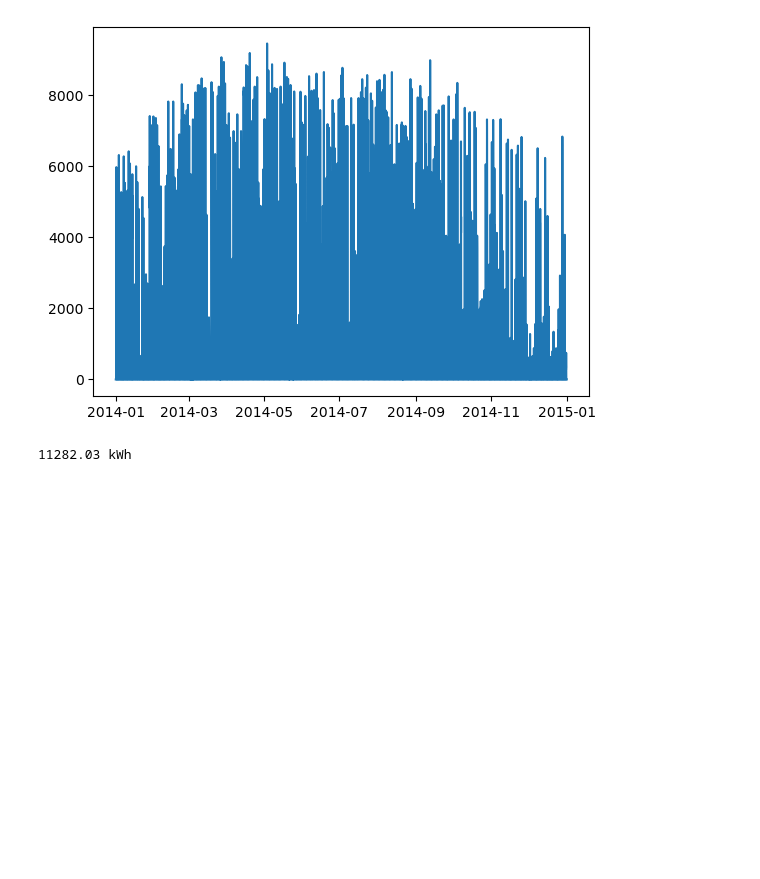
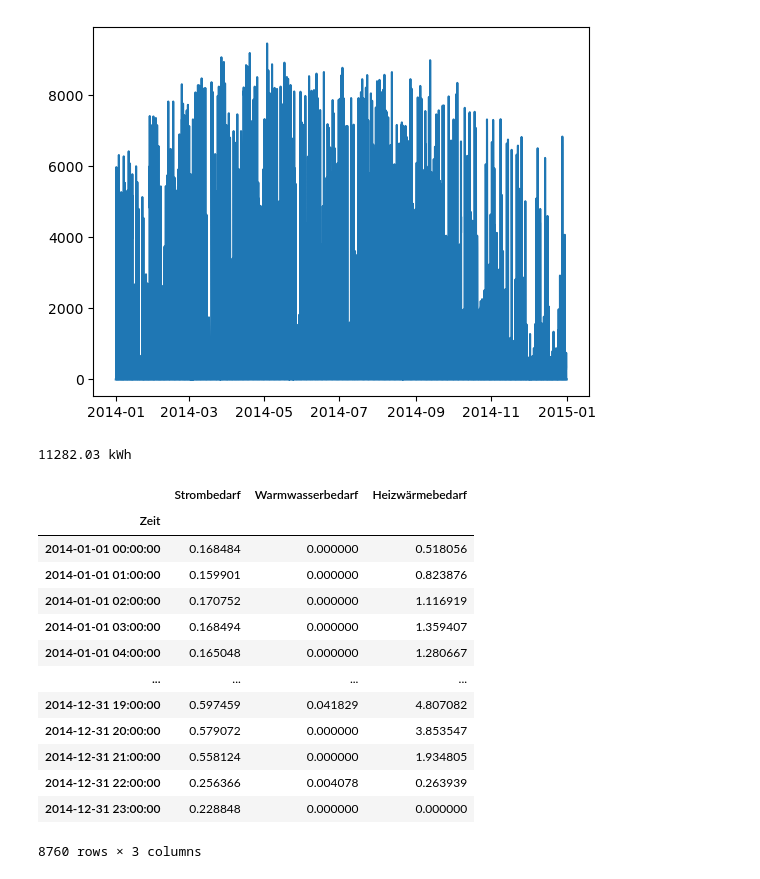
Before and after one commit to d-esplo/hemsrechner, a Jupyter notebook: wp+ps+pv_250118.ipynb, the cells around one changed output. Cells and saved outputs as stored; diff of their text form; code cells hidden in the pictures; blank space fills up the shorter version.

```diff
--- a/wp+ps+pv_250118.ipynb
+++ b/wp+ps+pv_250118.ipynb
@@ -58,3 +58,23 @@ ertrag = (data['P']/1000).sum()
 print(round(ertrag, 2), 'kWh')
 # %% [output]
 11282.03 kWh
+# %%
+import lastprofile_VDI4655
+
+q = lastprofile_VDI4655.get_lastprofile(14400, 4000, 1500, 200, 5, 3)
+q
+# %% [output]
+|  | Strombedarf | Warmwasserbedarf | Heizwärmebedarf |
+| Zeit |  |  |  |
+| 2014-01-01 00:00:00 | 0.168484 | 0.000000 | 0.518056 |
+| 2014-01-01 01:00:00 | 0.159901 | 0.000000 | 0.823876 |
+| 2014-01-01 02:00:00 | 0.170752 | 0.000000 | 1.116919 |
+| 2014-01-01 03:00:00 | 0.168494 | 0.000000 | 1.359407 |
+| 2014-01-01 04:00:00 | 0.165048 | 0.000000 | 1.280667 |
+| ... | ... | ... | ... |
+| 2014-12-31 19:00:00 | 0.597459 | 0.041829 | 4.807082 |
+| 2014-12-31 20:00:00 | 0.579072 | 0.000000 | 3.853547 |
+| 2014-12-31 21:00:00 | 0.558124 | 0.000000 | 1.934805 |
+| 2014-12-31 22:00:00 | 0.256366 | 0.004078 | 0.263939 |
+| 2014-12-31 23:00:00 | 0.228848 | 0.000000 | 0.000000 |
+8760 rows × 3 columns
```
Also changed, not shown: parts of 6 cells of this notebook, 2 other files.
